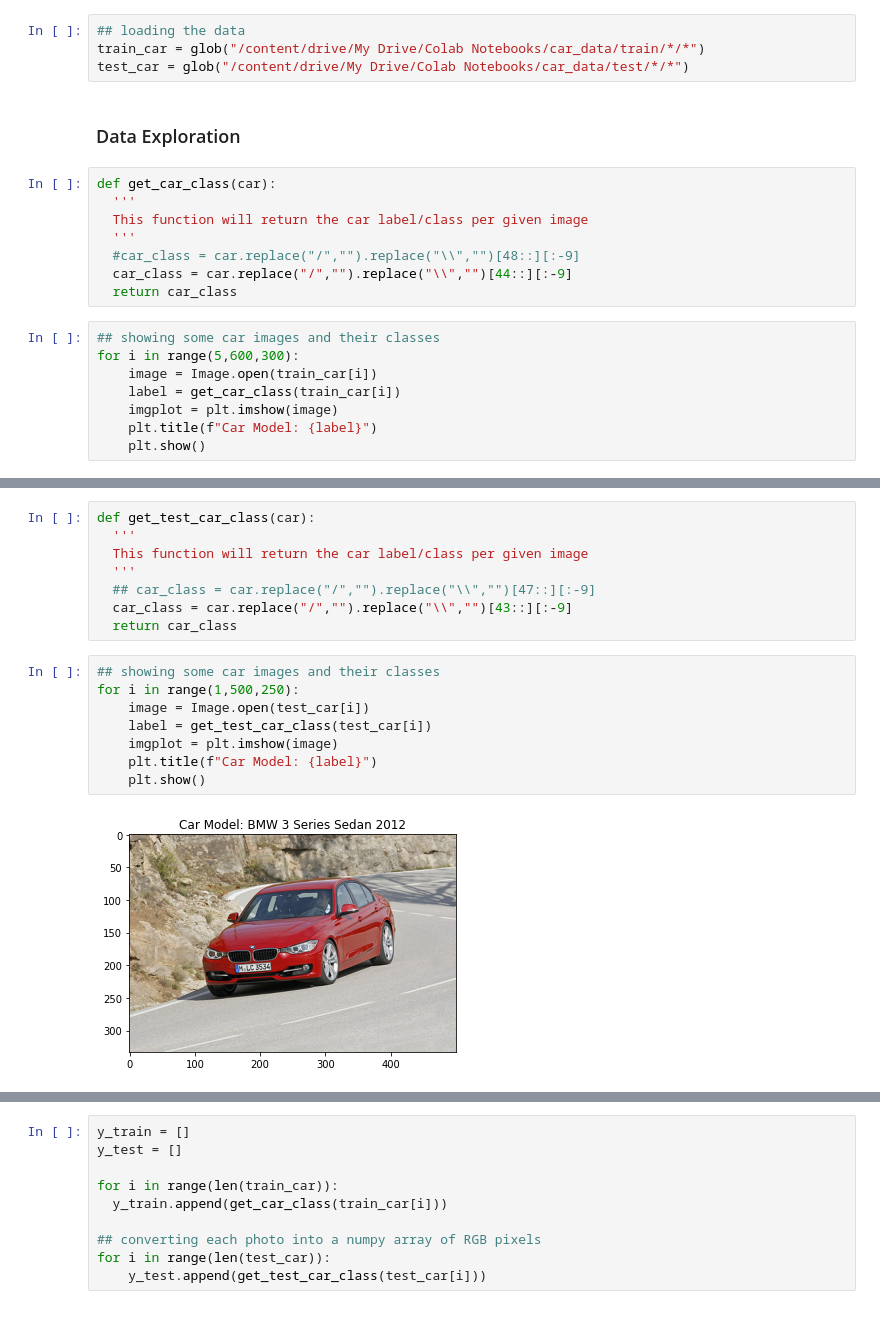
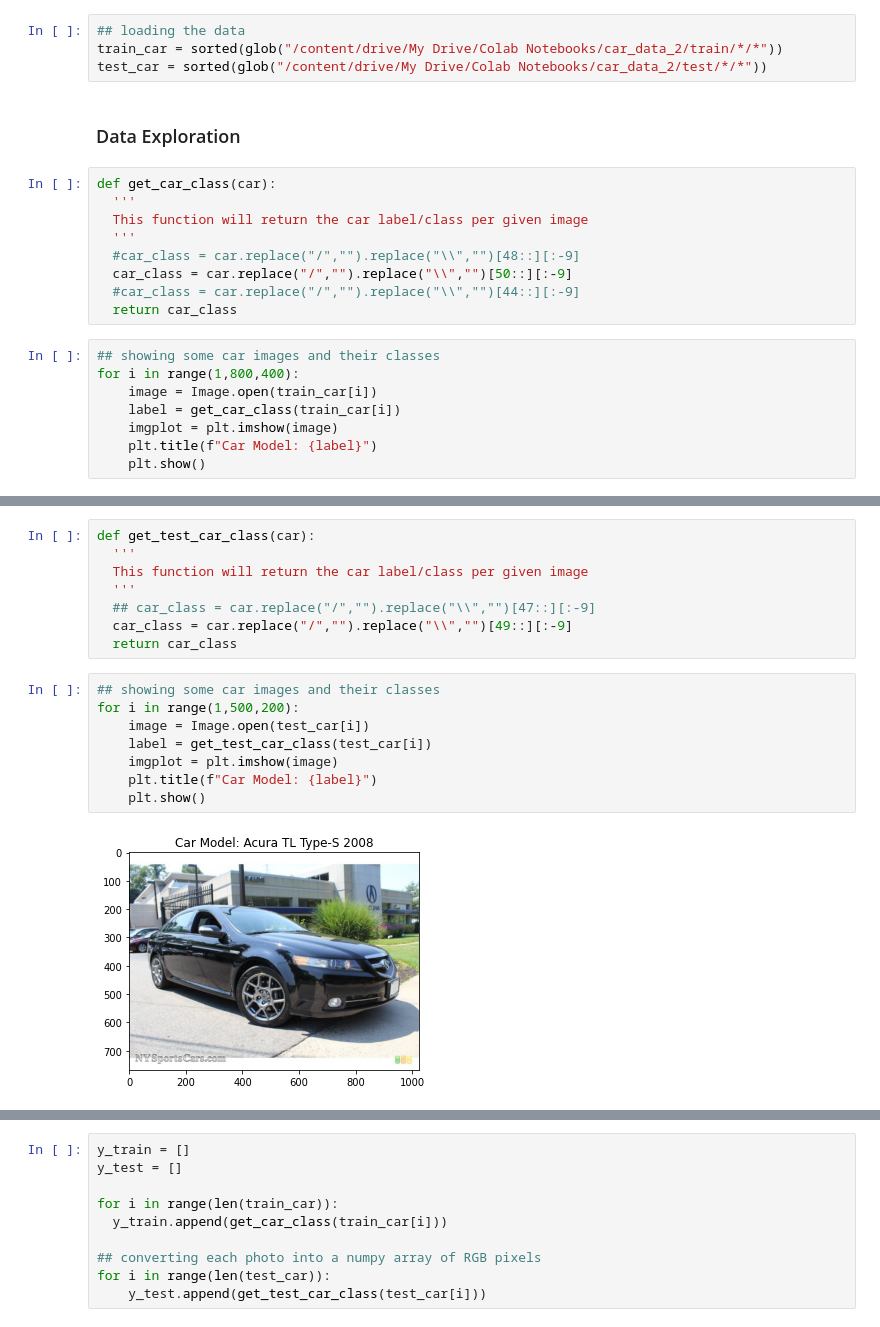
Before and after one commit to Albion-Krasniqi/Car-Classification-Deep-Learning, a Jupyter notebook: IL181.ipynb, the cells around one changed output, grey strips where cells are left out. Drawn from its saved outputs; the diff is of its cells as text.

```diff
--- a/IL181.ipynb
+++ b/IL181.ipynb
@@ -32,8 +32,8 @@ train_car = glob("/content/drive/My Drive/Colab Notebooks/car_train/*/*")
 test_car = glob("/content/drive/My Drive/Colab Notebooks/car_test/*/*")
 # %%
 ## loading the data
-train_car = glob("/content/drive/My Drive/Colab Notebooks/car_data/train/*/*")
-test_car = glob("/content/drive/My Drive/Colab Notebooks/car_data/test/*/*")
+train_car = sorted(glob("/content/drive/My Drive/Colab Notebooks/car_data_2/train/*/*"))
+test_car = sorted(glob("/content/drive/My Drive/Colab Notebooks/car_data_2/test/*/*"))
 # %% [markdown]
 ### Data Exploration
 # %%
@@ -42,11 +42,12 @@ def get_car_class(car):
   This function will return the car label/class per given image
   '''
   #car_class = car.replace("/","").replace("\\","")[48::][:-9]
-  car_class = car.replace("/","").replace("\\","")[44::][:-9]
+  car_class = car.replace("/","").replace("\\","")[50::][:-9]
+  #car_class = car.replace("/","").replace("\\","")[44::][:-9]
   return car_class
 # %%
 ## showing some car images and their classes
-for i in range(5,600,300):
+for i in range(1,800,400):
     image = Image.open(train_car[i])
     label = get_car_class(train_car[i])
     imgplot = plt.imshow(image)
@@ -61,15 +63,15 @@ def get_test_car_class(car):
   This function will return the car label/class per given image
   '''
   ## car_class = car.replace("/","").replace("\\","")[47::][:-9]
-  car_class = car.replace("/","").replace("\\","")[43::][:-9]
+  car_class = car.replace("/","").replace("\\","")[49::][:-9]
   return car_class
 # %%
 ## showing some car images and their classes
-for i in range(1,500,250):
+for i in range(1,500,200):
     image = Image.open(test_car[i])
     label = get_test_car_class(test_car[i])
     imgplot = plt.imshow(image)
     plt.title(f"Car Model: {label}")
     plt.show()
 # %% [output]
-[figure, old version]
+[figure, new version]
```
Also changed, not shown: parts of 58 cells of this notebook.
